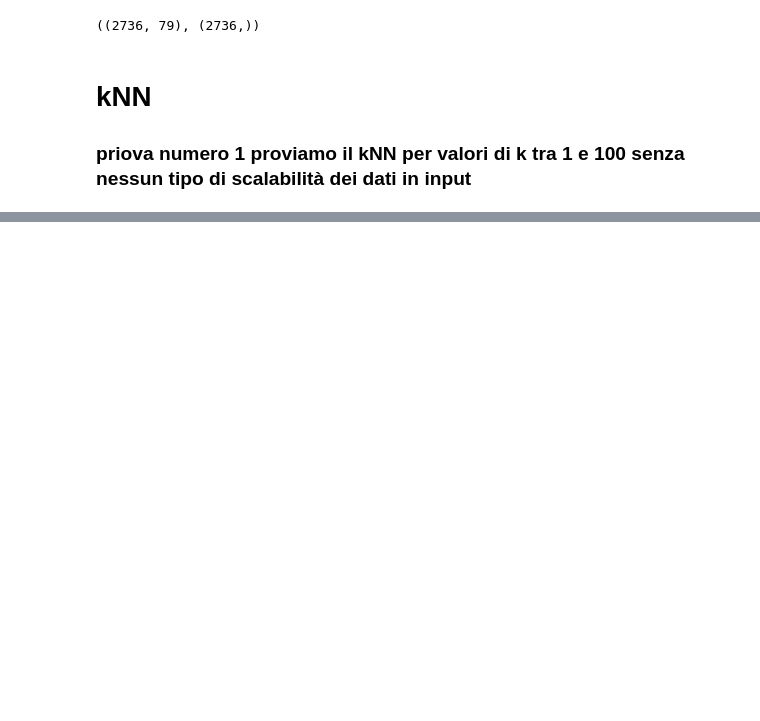
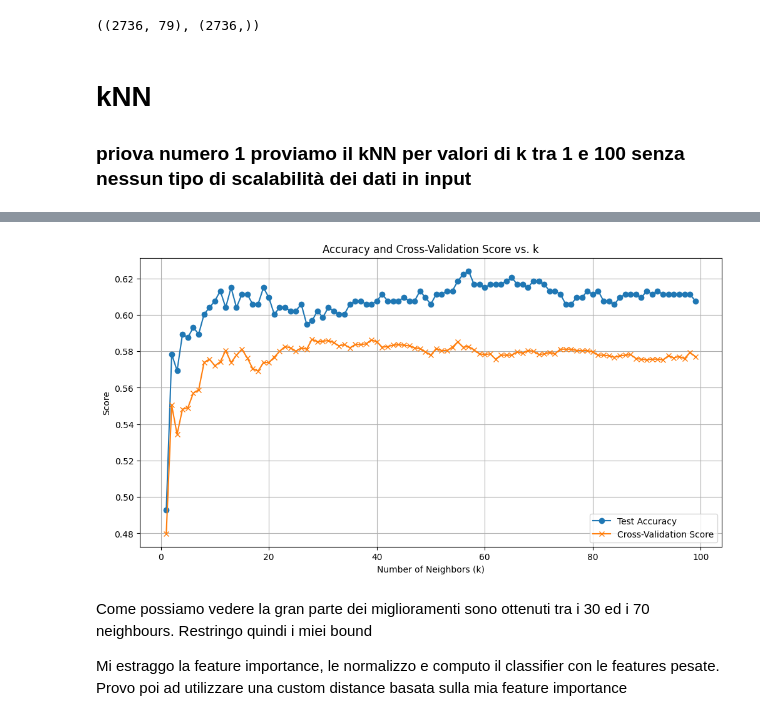
Before and after one commit to Assz2/DWM, a Jupyter notebook: kNN.ipynb, the cells around one changed output, grey strips where cells are left out. Saved outputs shown, nothing was run; the diff lists cells and outputs as text; code cells hidden in the pictures; blank space fills up the shorter version.

```diff
--- a/kNN.ipynb
+++ b/kNN.ipynb
@@ -75,0 +175,9 @@ Feature PreInt_EduHx-Season_Winter -> Scale:    1.00
+# %%
+print_analysis()
+# %% [output]
+[figure, added]
+# %% [markdown]
+Come possiamo vedere la gran parte dei miglioramenti sono ottenuti tra i 30 ed i 70 neighbours. Restringo quindi i miei bound
+
+Mi estraggo la feature importance, le normalizzo e computo il classifier con le features pesate.
+Provo poi ad utilizzare una custom distance basata sulla mia feature importance
```
Also changed, not shown: parts of 19 cells of this notebook, 2 other files.
